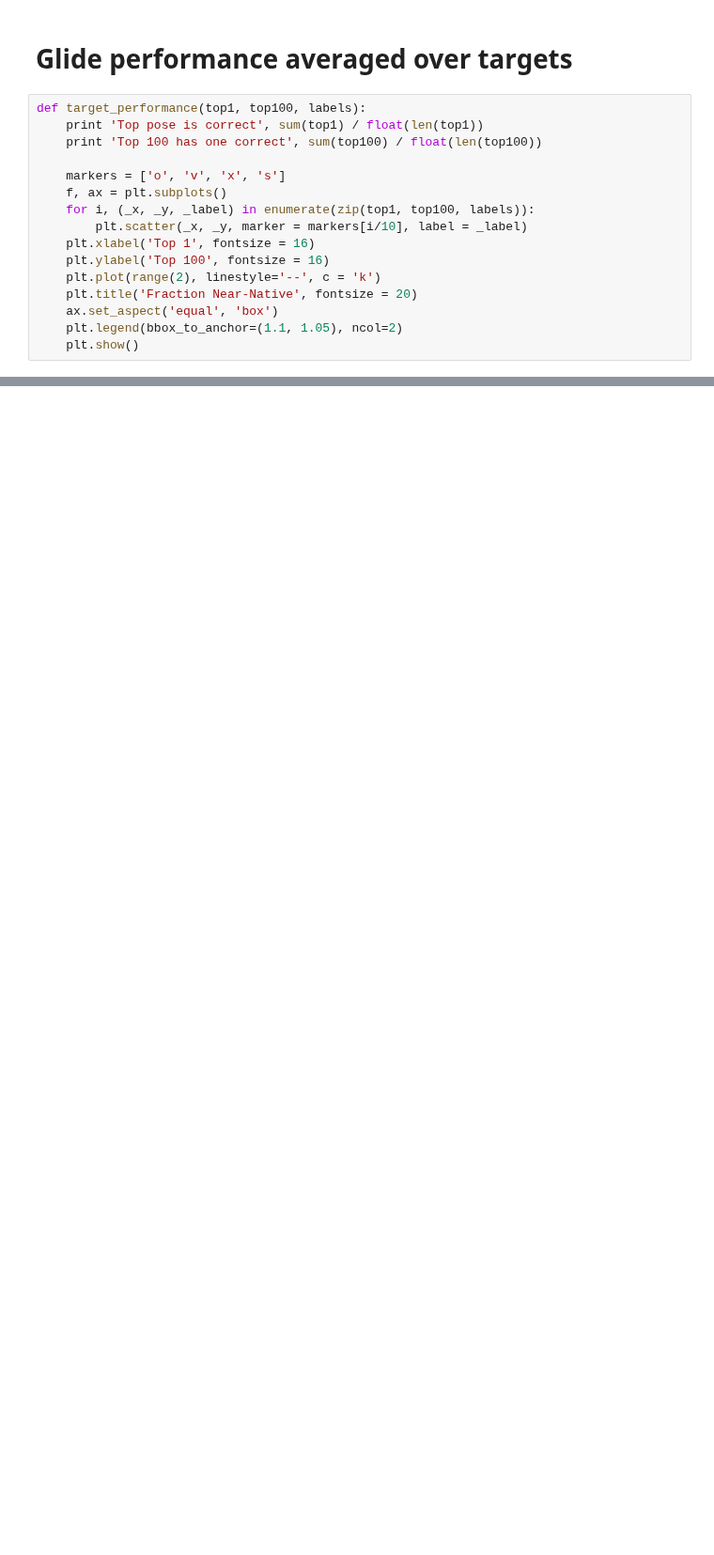
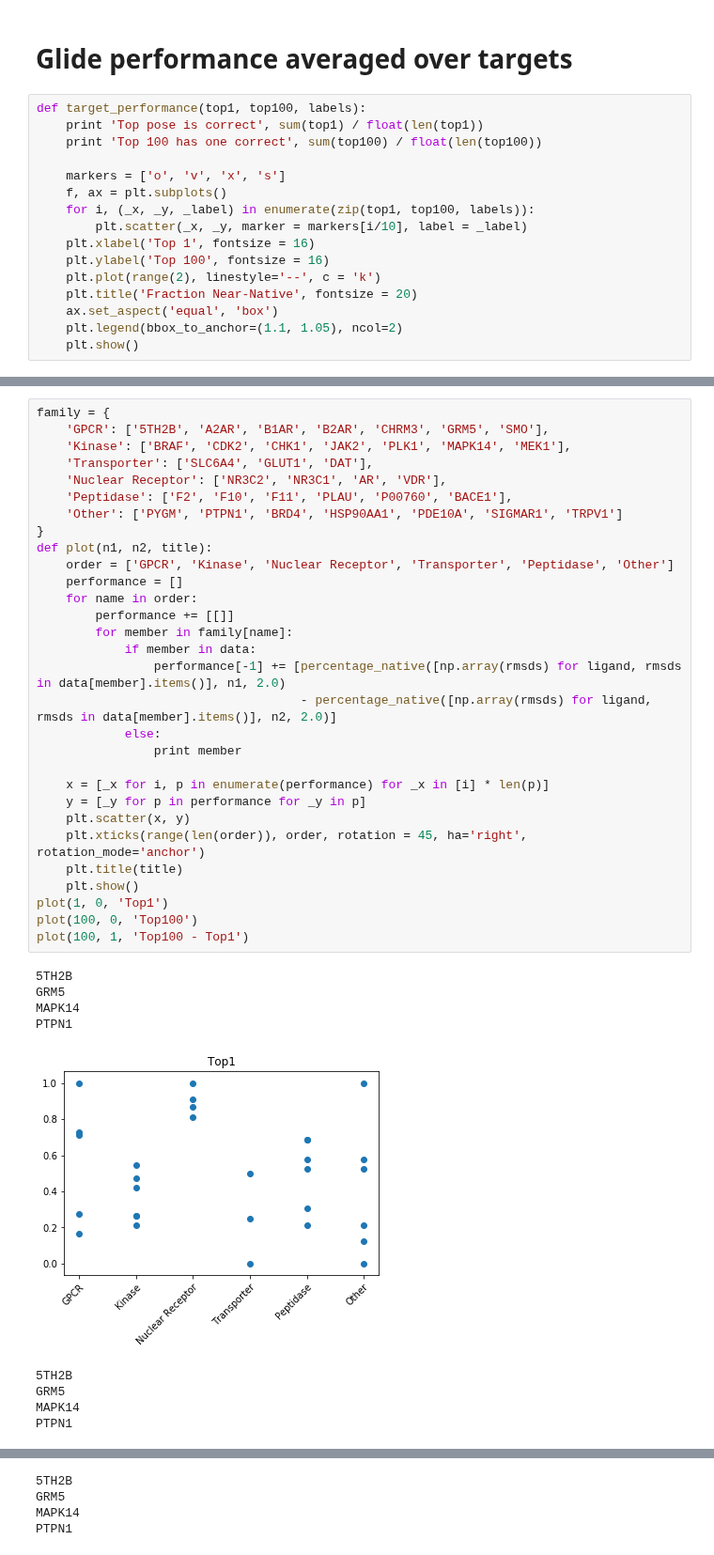
Before and after one commit to orangese/combind_multistruct_benchmarking, a Jupyter notebook: notebooks/glide_performance/glide_performance_ES4.ipynb, the cells around one changed output, grey strips where cells are left out. Shown at 94% size. Drawn from its saved outputs; the diff is of its cells as text; blank space fills up the shorter version.

```diff
--- a/notebooks/glide_performance/glide_performance_ES4.ipynb
+++ b/notebooks/glide_performance/glide_performance_ES4.ipynb
@@ -183,0 +190,40 @@ Top 100 has one correct 0.72757249869
+# %%
+family = {
+    'GPCR': ['5TH2B', 'A2AR', 'B1AR', 'B2AR', 'CHRM3', 'GRM5', 'SMO'],
+    'Kinase': ['BRAF', 'CDK2', 'CHK1', 'JAK2', 'PLK1', 'MAPK14', 'MEK1'],
+    'Transporter': ['SLC6A4', 'GLUT1', 'DAT'],
+    'Nuclear Receptor': ['NR3C2', 'NR3C1', 'AR', 'VDR'],
+    'Peptidase': ['F2', 'F10', 'F11', 'PLAU', 'P00760', 'BACE1'],
+    'Other': ['PYGM', 'PTPN1', 'BRD4', 'HSP90AA1', 'PDE10A', 'SIGMAR1', 'TRPV1']
+}
+def plot(n1, n2, title):
+    order = ['GPCR', 'Kinase', 'Nuclear Receptor', 'Transporter', 'Peptidase', 'Other']
+    performance = []
+    for name in order:
+        performance += [[]]
+        for member in family[name]:
+            if member in data:
+                performance[-1] += [percentage_native([np.array(rmsds) for ligand, rmsds in data[member].items()], n1, 2.0)
+                                    - percentage_native([np.array(rmsds) for ligand, rmsds in data[member].items()], n2, 2.0)]
+            else:
+                print member
+
+    x = [_x for i, p in enumerate(performance) for _x in [i] * len(p)]
+    y = [_y for p in performance for _y in p]
+    plt.scatter(x, y)
+    plt.xticks(range(len(order)), order, rotation = 45, ha='right', rotation_mode='anchor')
+    plt.title(title)
+    plt.show()
+plot(1, 0, 'Top1')
+plot(100, 0, 'Top100')
+plot(100, 1, 'Top100 - Top1')
+# %% [output]
+5TH2B
+GRM5
+MAPK14
+PTPN1
+[figure, added]
+5TH2B
+GRM5
+MAPK14
+PTPN1
@@ -183,0 +231,4 @@ Top 100 has one correct 0.72757249869
+5TH2B
+GRM5
+MAPK14
+PTPN1
```
Also changed, not shown: parts of 7 cells of this notebook, 2 other files.
